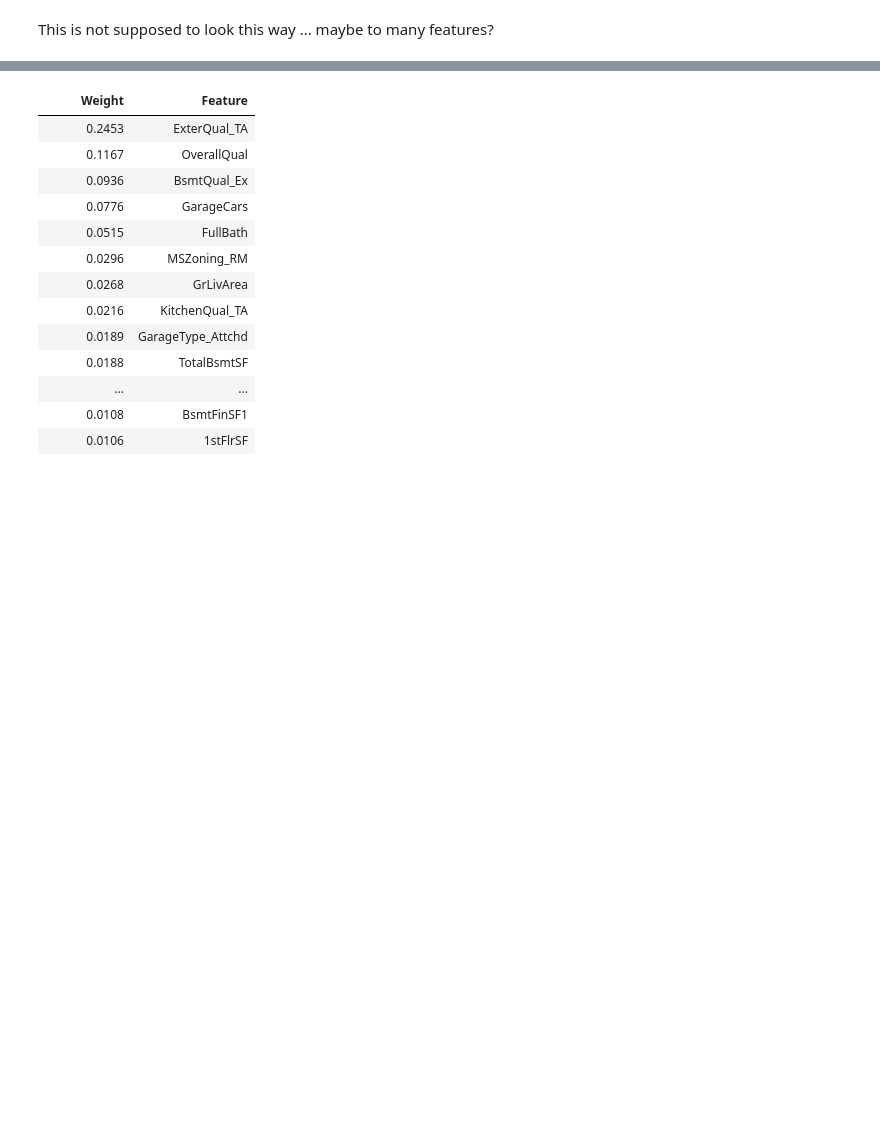
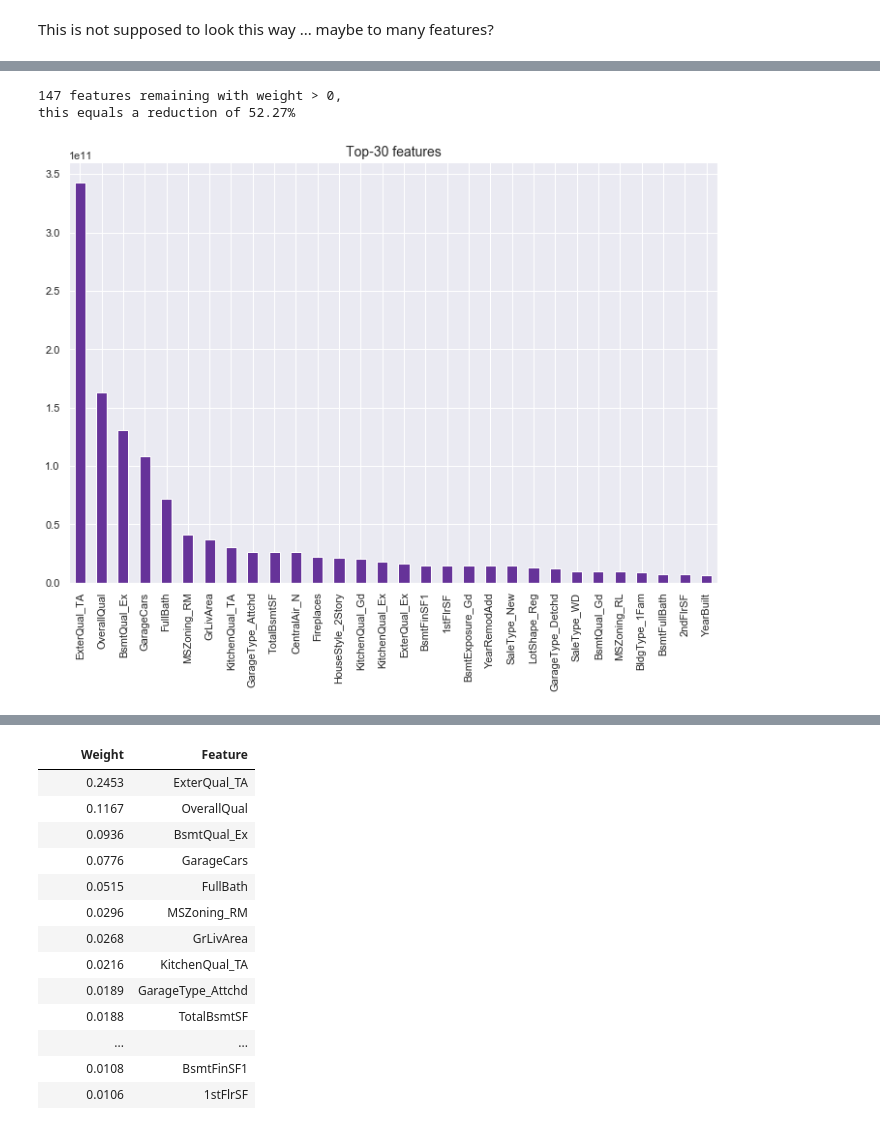
Before and after one commit to rbuerki/projects-ml, a Jupyter notebook: price_prediction_ames_housing/4-Interpretation_Feature_Importance.ipynb, the cells around one changed output, grey strips where cells are left out. Drawn from its saved outputs; the diff is of its cells as text; code cells hidden in the pictures; blank space fills up the shorter version.

Commit message:
FEAT: add 'gains' to feat imp for XGB

```diff
--- a/price_prediction_ames_housing/4-Interpretation_Feature_Importance.ipynb
+++ b/price_prediction_ames_housing/4-Interpretation_Feature_Importance.ipynb
@@ -342,0 +399,36 @@ Top-15 features explain 85.21% of the total coef weights
+# %%
+def get_feature_importances_gain(model, feature_names, drop_zero=False):
+    ''' Returns DataFrame with 'gain' metric for the different features. If
+    drop_zero ist True, then only features with value != 0 are returned.
+    (This model has a little different syntax as the one above.)
+
+    ARGUMENTS:
+    model: fitted XGBoost model instance
+    feature_names: list or index of column_labels
+    drop_zero: bool, drop coefs with 0 weight (default=False)
+
+    RETURNS:
+    gains_df: dataframe holding 'gain' metrics
+    '''
+
+    gains = model.get_booster().get_score(importance_type='gain')
+    gains_df = pd.DataFrame(gains.values(), index=gains.keys(), columns=['weight'])
+
+
+    # Sort by absolute weights
+    gains_df['abs_weight'] = np.abs(gains_df['weight'])
+    gains_df = gains_df.sort_values('abs_weight', ascending=False)
+    gains_df.drop('abs_weight', axis=1, inplace=True)
+
+    if drop_zero == True:
+        gains_df = gains_df.loc[gains_df['weight'] != 0]
+
+    return gains_df
+# %%
+XGB_gains = get_feature_importances_gain(XGB_final, feature_names_XGB, drop_zero=True)
+# %%
+plot_coef_weights(XGB_gains, feature_names_XGB)
+# %% [output]
+147 features remaining with weight > 0,
+this equals a reduction of 52.27%
+[figure, added]
```
Also changed, not shown: parts of 31 cells of this notebook.
